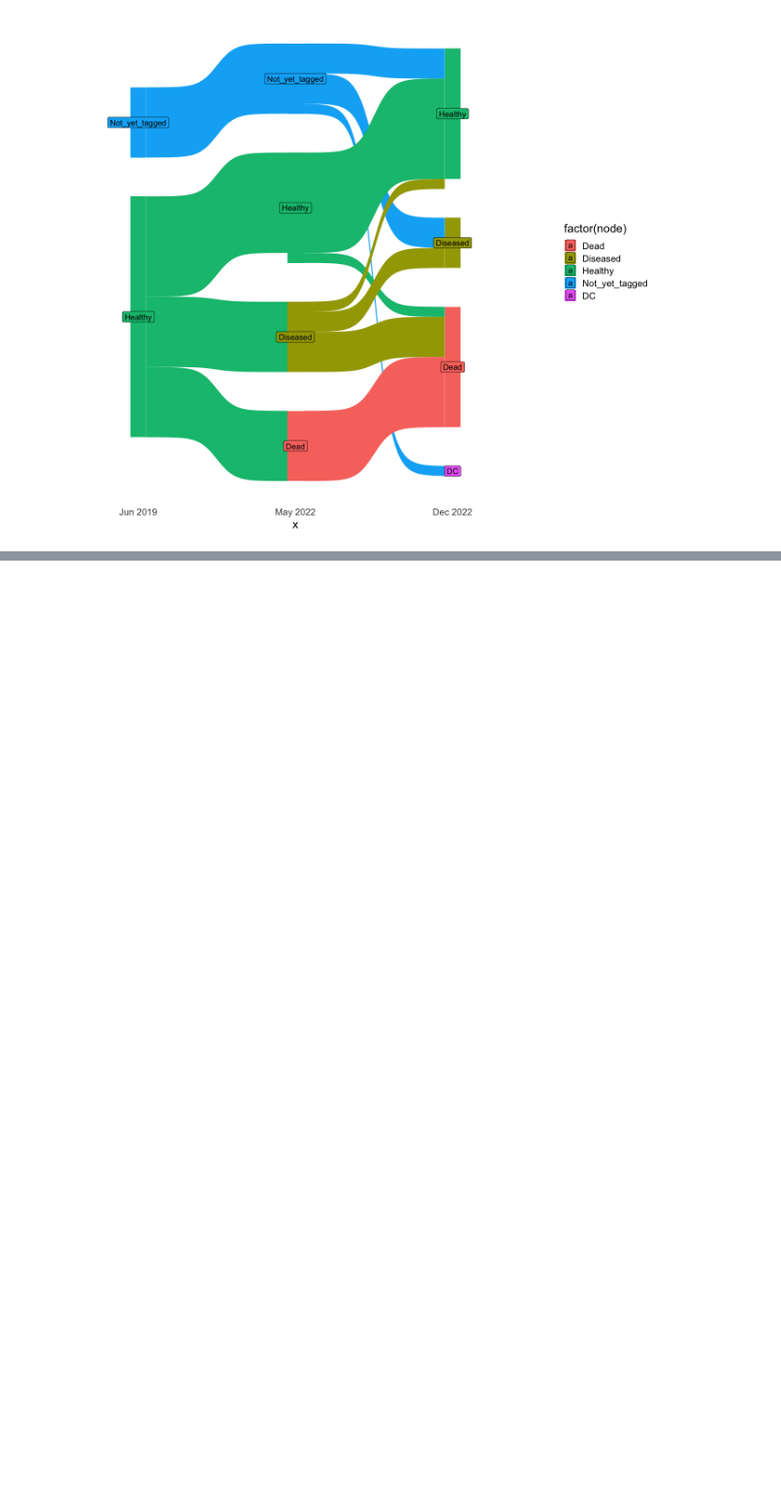
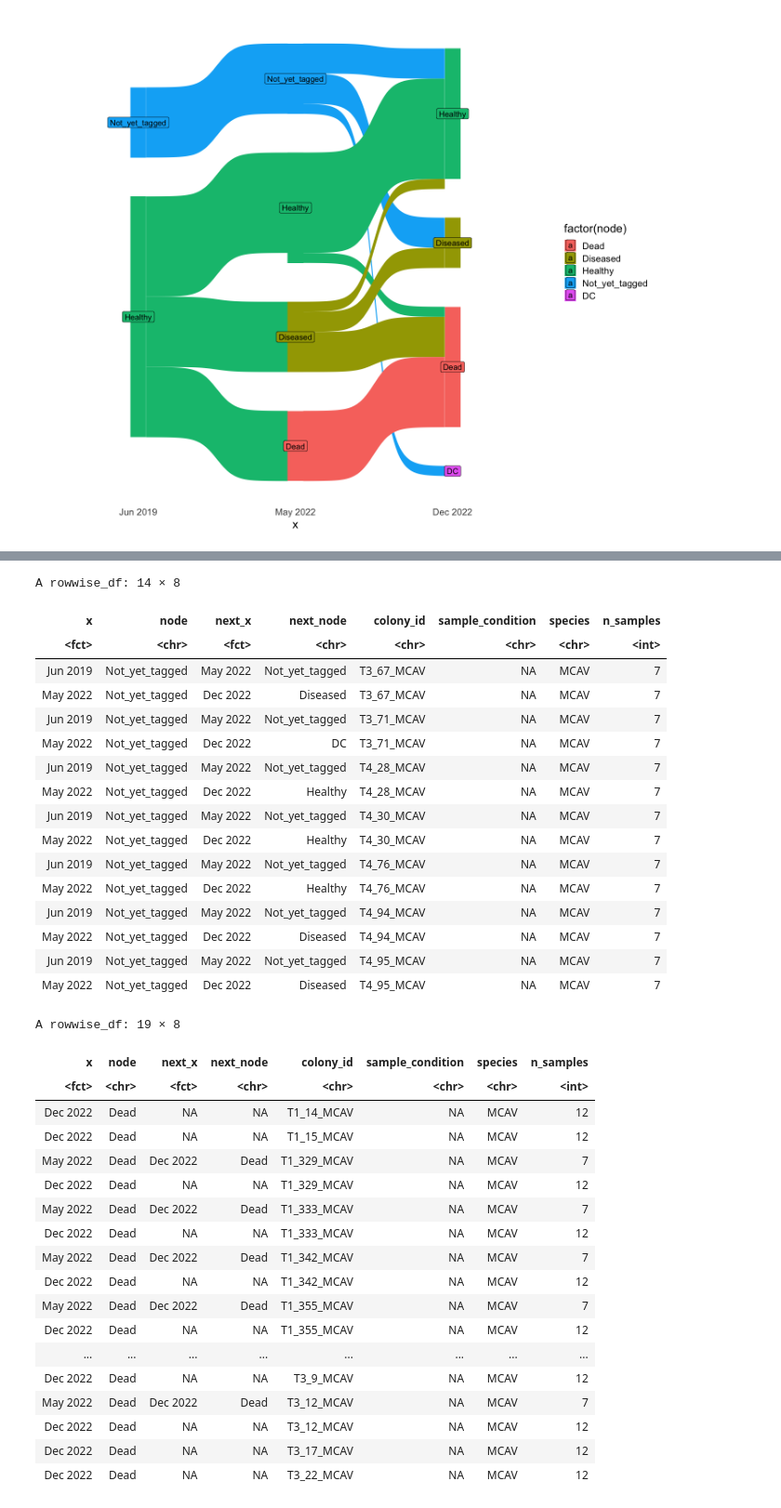
Before and after one commit to brookewicz/Code_notebook, a Jupyter notebook: data_summaries/SampleSankay.ipynb, the cells around one changed output, grey strips where cells are left out. Shown at 93% size. Drawn from its saved outputs; the diff is of its cells as text; code cells hidden in the pictures; blank space fills up the shorter version.

```diff
--- a/data_summaries/SampleSankay.ipynb
+++ b/data_summaries/SampleSankay.ipynb
@@ -274,3 +332,47 @@ ggplot(mcav, aes(x = x,
+# %%
+# investigate the not-yet-tagged samples
+mcav_counts %>%
+    filter(node=='Not_yet_tagged')
+mcav_counts %>%
+    filter(node=='Dead')
+# there should be no samples here
+# %% [output]
+A rowwise_df: 14 × 8
+| x | node | next_x | next_node | colony_id | sample_condition | species | n_samples |
+| <fct> | <chr> | <fct> | <chr> | <chr> | <chr> | <chr> | <int> |
+| Jun 2019 | Not_yet_tagged | May 2022 | Not_yet_tagged | T3_67_MCAV | NA | MCAV | 7 |
+| May 2022 | Not_yet_tagged | Dec 2022 | Diseased | T3_67_MCAV | NA | MCAV | 7 |
+| Jun 2019 | Not_yet_tagged | May 2022 | Not_yet_tagged | T3_71_MCAV | NA | MCAV | 7 |
+| May 2022 | Not_yet_tagged | Dec 2022 | DC | T3_71_MCAV | NA | MCAV | 7 |
+| Jun 2019 | Not_yet_tagged | May 2022 | Not_yet_tagged | T4_28_MCAV | NA | MCAV | 7 |
+| May 2022 | Not_yet_tagged | Dec 2022 | Healthy | T4_28_MCAV | NA | MCAV | 7 |
+| Jun 2019 | Not_yet_tagged | May 2022 | Not_yet_tagged | T4_30_MCAV | NA | MCAV | 7 |
+| May 2022 | Not_yet_tagged | Dec 2022 | Healthy | T4_30_MCAV | NA | MCAV | 7 |
+| Jun 2019 | Not_yet_tagged | May 2022 | Not_yet_tagged | T4_76_MCAV | NA | MCAV | 7 |
+| May 2022 | Not_yet_tagged | Dec 2022 | Healthy | T4_76_MCAV | NA | MCAV | 7 |
+| Jun 2019 | Not_yet_tagged | May 2022 | Not_yet_tagged | T4_94_MCAV | NA | MCAV | 7 |
+| May 2022 | Not_yet_tagged | Dec 2022 | Diseased | T4_94_MCAV | NA | MCAV | 7 |
+| Jun 2019 | Not_yet_tagged | May 2022 | Not_yet_tagged | T4_95_MCAV | NA | MCAV | 7 |
+| May 2022 | Not_yet_tagged | Dec 2022 | Diseased | T4_95_MCAV | NA | MCAV | 7 |
+A rowwise_df: 19 × 8
+| x | node | next_x | next_node | colony_id | sample_condition | species | n_samples |
+| <fct> | <chr> | <fct> | <chr> | <chr> | <chr> | <chr> | <int> |
+| Dec 2022 | Dead | NA | NA | T1_14_MCAV | NA | MCAV | 12 |
+| Dec 2022 | Dead | NA | NA | T1_15_MCAV | NA | MCAV | 12 |
+| May 2022 | Dead | Dec 2022 | Dead | T1_329_MCAV | NA | MCAV | 7 |
+| Dec 2022 | Dead | NA | NA | T1_329_MCAV | NA | MCAV | 12 |
+| May 2022 | Dead | Dec 2022 | Dead | T1_333_MCAV | NA | MCAV | 7 |
+| Dec 2022 | Dead | NA | NA | T1_333_MCAV | NA | MCAV | 12 |
+| May 2022 | Dead | Dec 2022 | Dead | T1_342_MCAV | NA | MCAV | 7 |
+| Dec 2022 | Dead | NA | NA | T1_342_MCAV | NA | MCAV | 12 |
+| May 2022 | Dead | Dec 2022 | Dead | T1_355_MCAV | NA | MCAV | 7 |
+| Dec 2022 | Dead | NA | NA | T1_355_MCAV | NA | MCAV | 12 |
+| ... | ... | ... | ... | ... | ... | ... | ... |
+| Dec 2022 | Dead | NA | NA | T3_9_MCAV | NA | MCAV | 12 |
+| May 2022 | Dead | Dec 2022 | Dead | T3_12_MCAV | NA | MCAV | 7 |
+| Dec 2022 | Dead | NA | NA | T3_12_MCAV | NA | MCAV | 12 |
+| Dec 2022 | Dead | NA | NA | T3_17_MCAV | NA | MCAV | 12 |
+| Dec 2022 | Dead | NA | NA | T3_22_MCAV | NA | MCAV | 12 |
 # %%
 pl <- ggplot(mcav, aes(x = x,
                 next_x = next_x,
```
Also changed, not shown: parts of 5 cells of this notebook.
